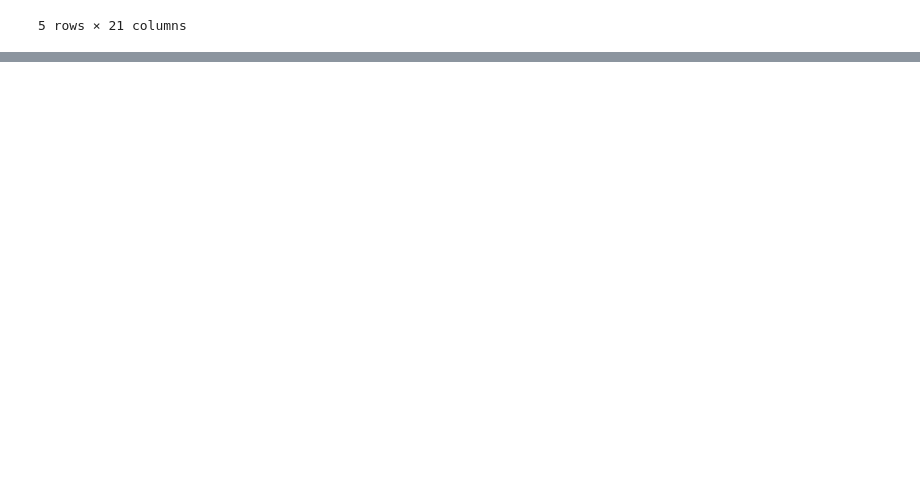
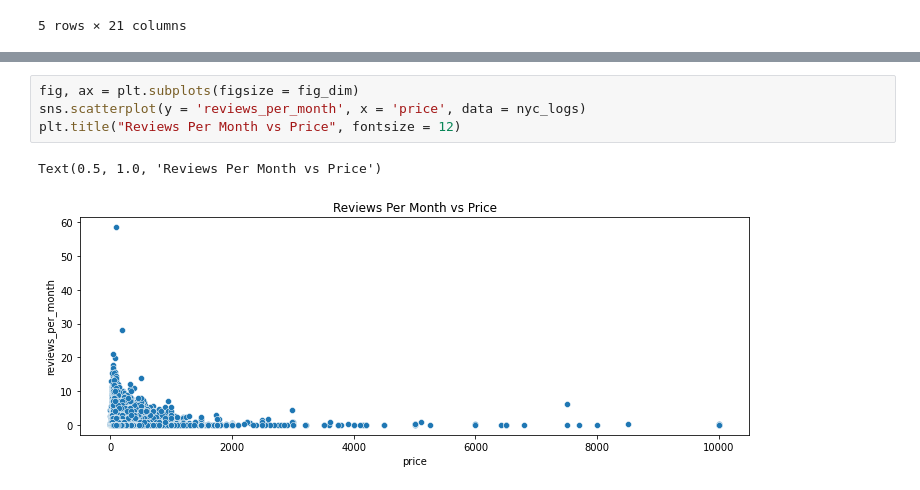
Before and after one commit to KunalSharma2001/Data-Analysis-Projects, a Jupyter notebook: NYC_Airbnb_DataAnalysis.ipynb, the cells around one changed output, grey strips where cells are left out. Cells and saved outputs as stored; diff of their text form; blank space fills up the shorter version.

```diff
--- a/NYC_Airbnb_DataAnalysis.ipynb
+++ b/NYC_Airbnb_DataAnalysis.ipynb
@@ -813,0 +800,7 @@ ngbh_grp['tot_num_Review'] = nyc_logs.
+# %%
+fig, ax = plt.subplots(figsize = fig_dim)
+sns.scatterplot(y = 'reviews_per_month', x = 'price', data = nyc_logs)
+plt.title("Reviews Per Month vs Price", fontsize = 12)
+# %% [output]
+Text(0.5, 1.0, 'Reviews Per Month vs Price')
+[figure, added]
```
Also changed, not shown: parts of 19 cells of this notebook.
